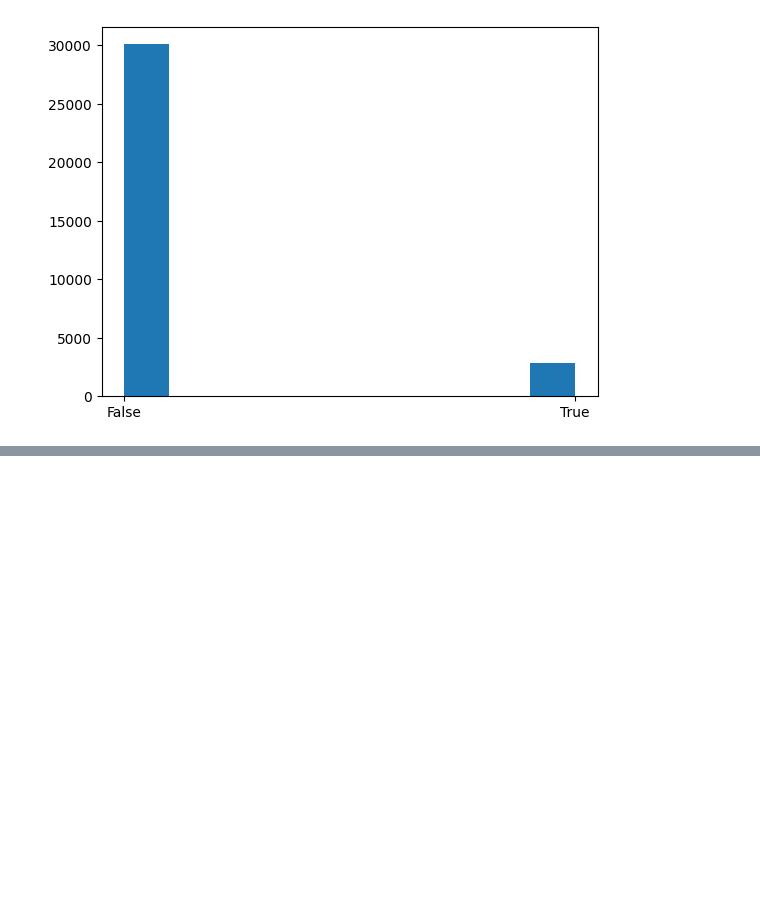
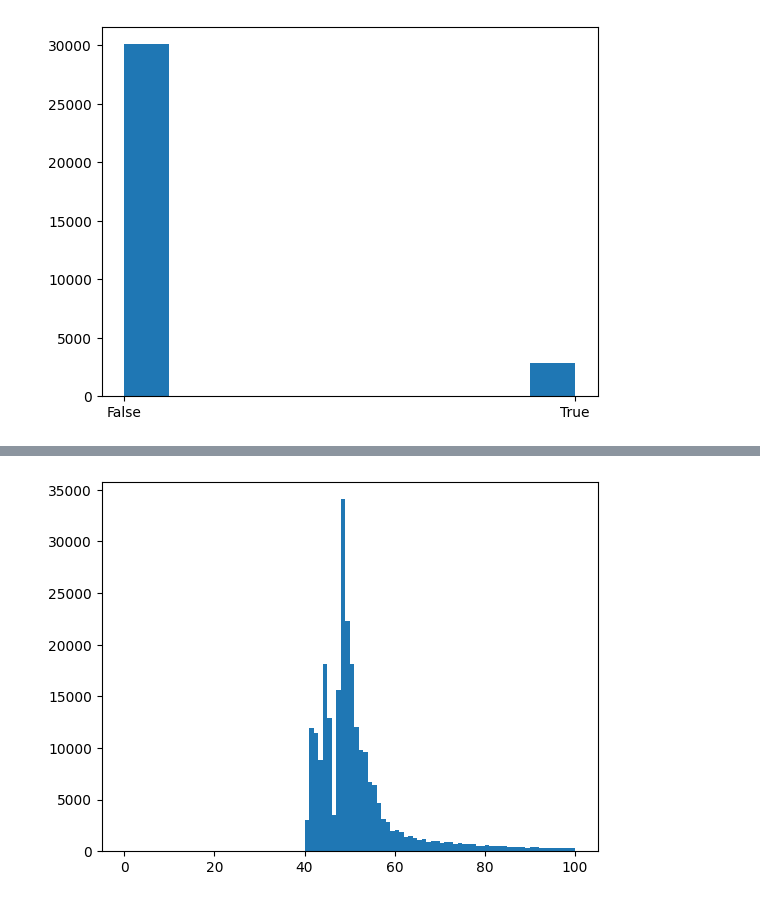
Before and after one commit to dstndstn/medium-band-surveys, a Jupyter notebook: megacam-stats.ipynb, the cells around one changed output, grey strips where cells are left out. Drawn from its saved outputs; the diff is of its cells as text; code cells hidden in the pictures; blank space fills up the shorter version.

```diff
--- a/megacam-stats.ipynb
+++ b/megacam-stats.ipynb
@@ -185,0 +220,4 @@ plt.hist(U.moonup[I])
+# %%
+plt.hist(T.overhead[T.consecutive], range=(0, 100), bins=100);
+# %% [output]
+[figure, added]
```
Also changed, not shown: parts of 26 cells of this notebook, 2 other files.
